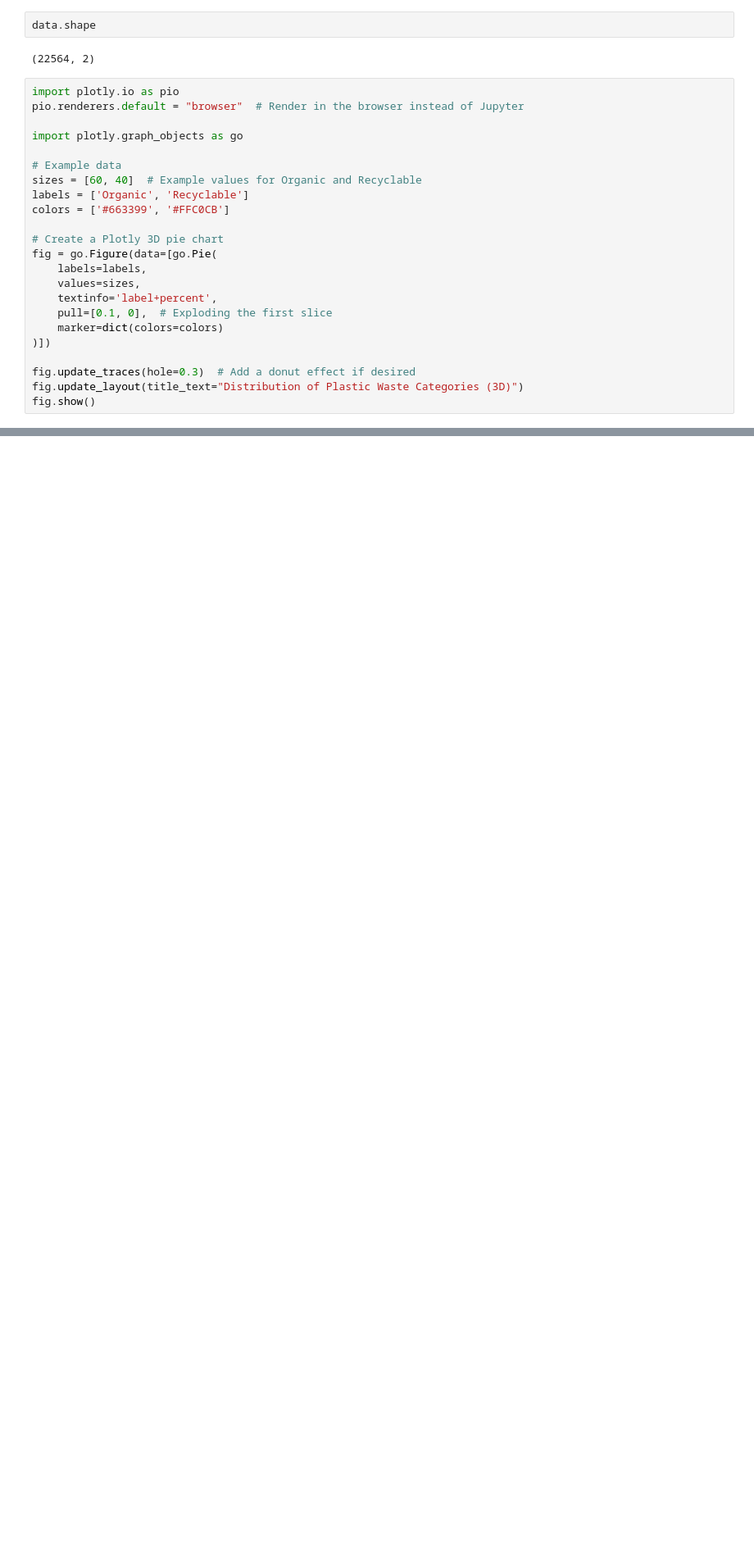
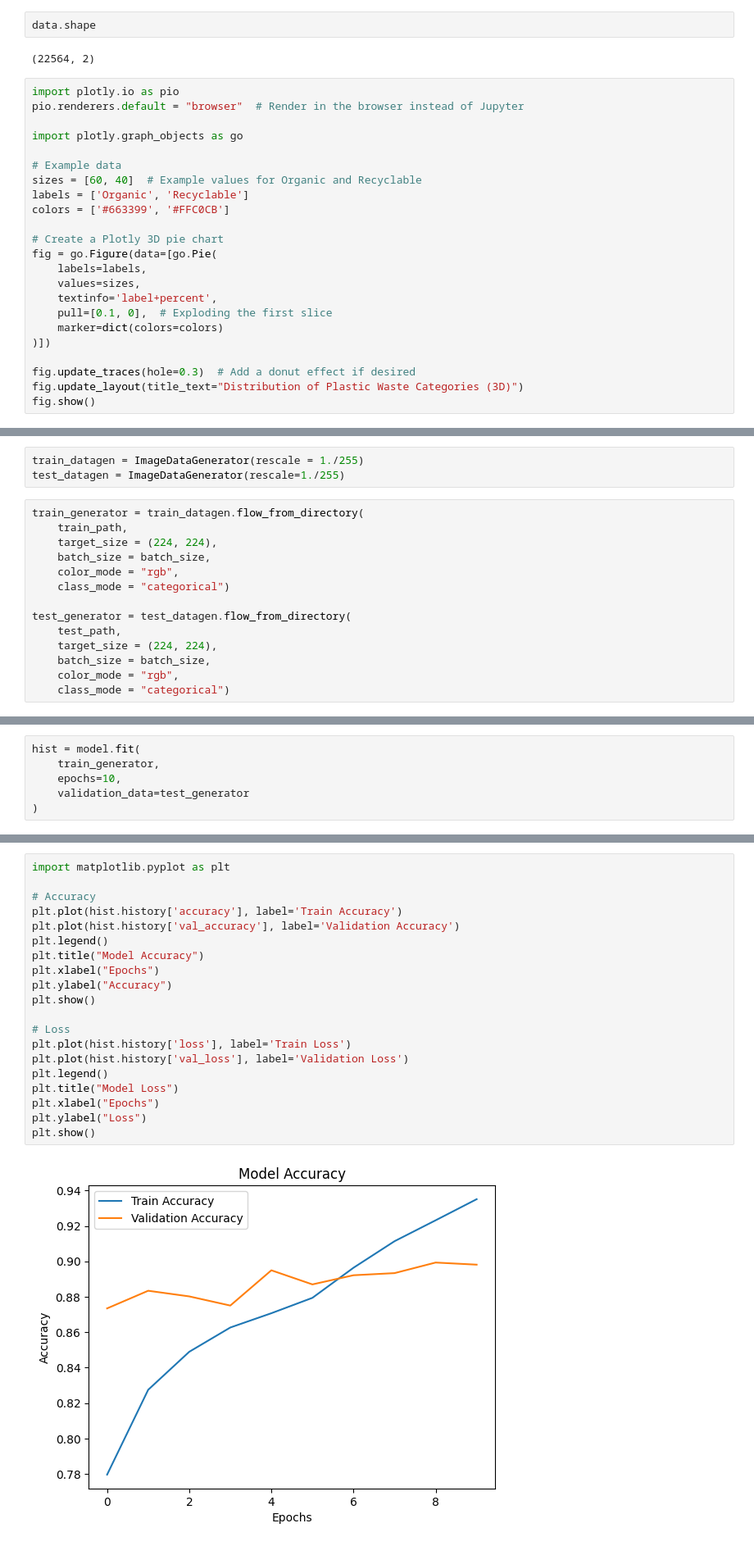
Before and after one commit to SmallwonderRania/week1, a Jupyter notebook: waste classification.ipynb, the cells around one changed output, grey strips where cells are left out. Shown at 82% size. Saved outputs shown, nothing was run; the diff lists cells and outputs as text; blank space fills up the shorter version.

```diff
--- a/waste classification.ipynb
+++ b/waste classification.ipynb
@@ -69,0 +135,17 @@ fig.show()
+# %%
+train_datagen = ImageDataGenerator(rescale = 1./255)
+test_datagen = ImageDataGenerator(rescale=1./255)
+# %%
+train_generator = train_datagen.flow_from_directory(
+    train_path,
+    target_size = (224, 224),
+    batch_size = batch_size,
+    color_mode = "rgb",
+    class_mode = "categorical")
+
+test_generator = test_datagen.flow_from_directory(
+    test_path,
+    target_size = (224, 224),
+    batch_size = batch_size,
+    color_mode = "rgb",
+    class_mode = "categorical")
@@ -69,0 +155,6 @@ fig.show()
+# %%
+hist = model.fit(
+    train_generator,
+    epochs=10,
+    validation_data=test_generator
+)
@@ -69,0 +202,22 @@ fig.show()
+# %%
+import matplotlib.pyplot as plt
+
+# Accuracy
+plt.plot(hist.history['accuracy'], label='Train Accuracy')
+plt.plot(hist.history['val_accuracy'], label='Validation Accuracy')
+plt.legend()
+plt.title("Model Accuracy")
+plt.xlabel("Epochs")
+plt.ylabel("Accuracy")
+plt.show()
+
+# Loss
+plt.plot(hist.history['loss'], label='Train Loss')
+plt.plot(hist.history['val_loss'], label='Validation Loss')
+plt.legend()
+plt.title("Model Loss")
+plt.xlabel("Epochs")
+plt.ylabel("Loss")
+plt.show()
+# %% [output]
+[figure, added]
```
Also changed, not shown: parts of 10 cells of this notebook.
